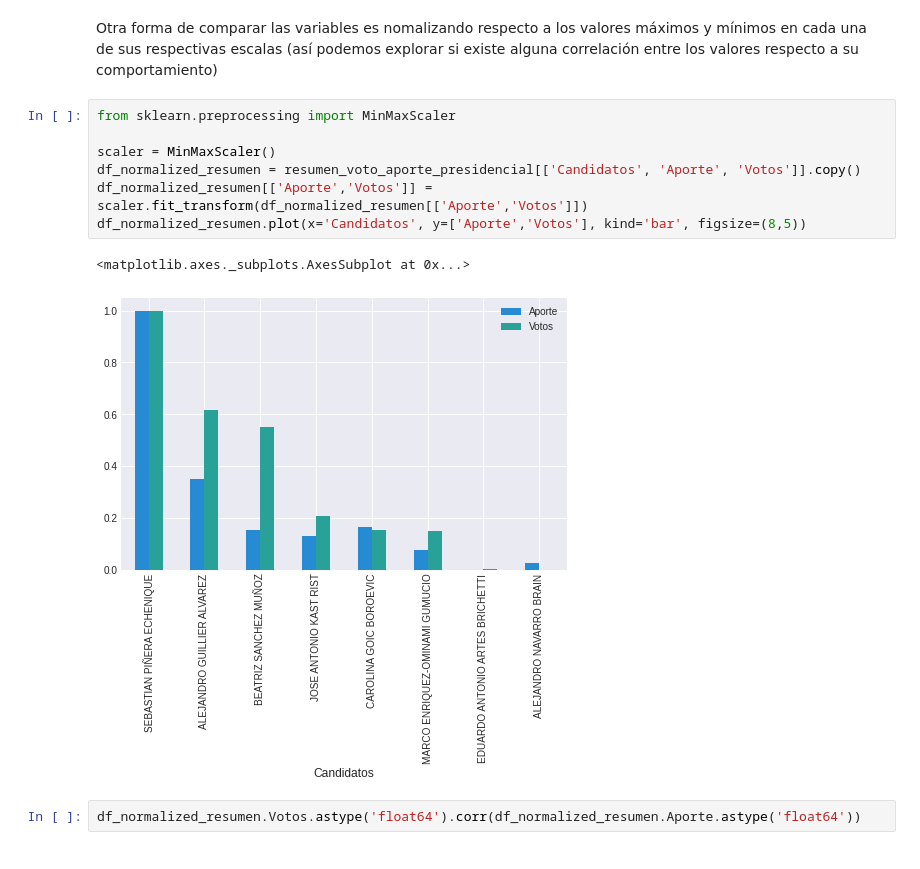
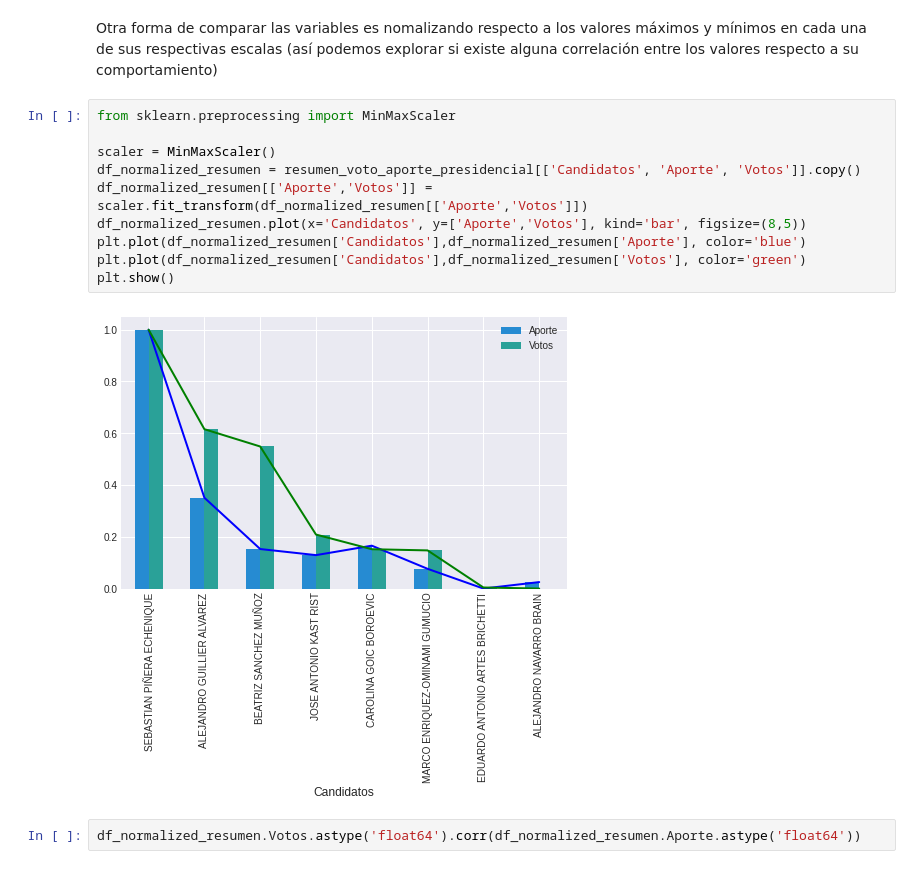
Before and after one commit to wormaza/DatosServel, a Jupyter notebook: elecciones.ipynb, the cells around one changed output. Cells and saved outputs as stored; diff of their text form.

```diff
--- a/elecciones.ipynb
+++ b/elecciones.ipynb
@@ -745,13 +745,15 @@ Otra forma de comparar las variables es nomalizando respecto a los valores máxi
 # %%
 from sklearn.preprocessing import MinMaxScaler
 
 scaler = MinMaxScaler()
 df_normalized_resumen = resumen_voto_aporte_presidencial[['Candidatos', 'Aporte', 'Votos']].copy()
 df_normalized_resumen[['Aporte','Votos']] = scaler.fit_transform(df_normalized_resumen[['Aporte','Votos']])
 df_normalized_resumen.plot(x='Candidatos', y=['Aporte','Votos'], kind='bar', figsize=(8,5))
+plt.plot(df_normalized_resumen['Candidatos'],df_normalized_resumen['Aporte'], color='blue')
+plt.plot(df_normalized_resumen['Candidatos'],df_normalized_resumen['Votos'], color='green')
+plt.show()
 # %% [output]
-<matplotlib.axes._subplots.AxesSubplot at 0x...>
-[figure, old version]
+[figure, new version]
 # %%
 df_normalized_resumen.Votos.astype('float64').corr(df_normalized_resumen.Aporte.astype('float64'))
 # %% [output]
```
